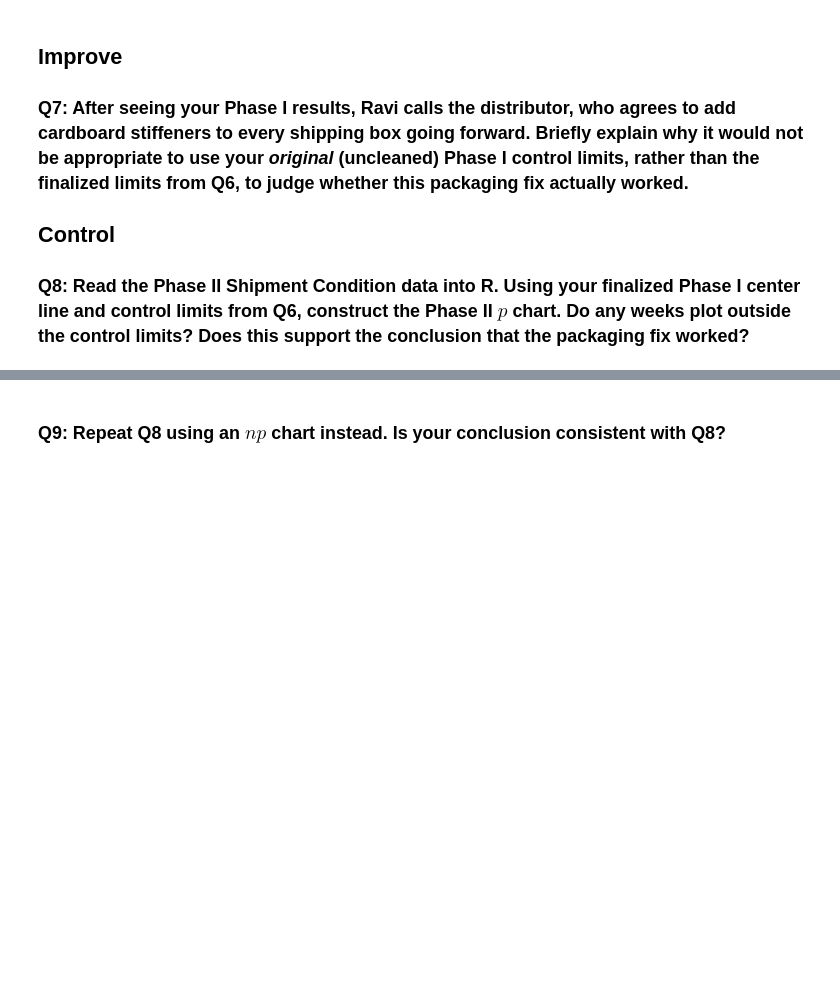
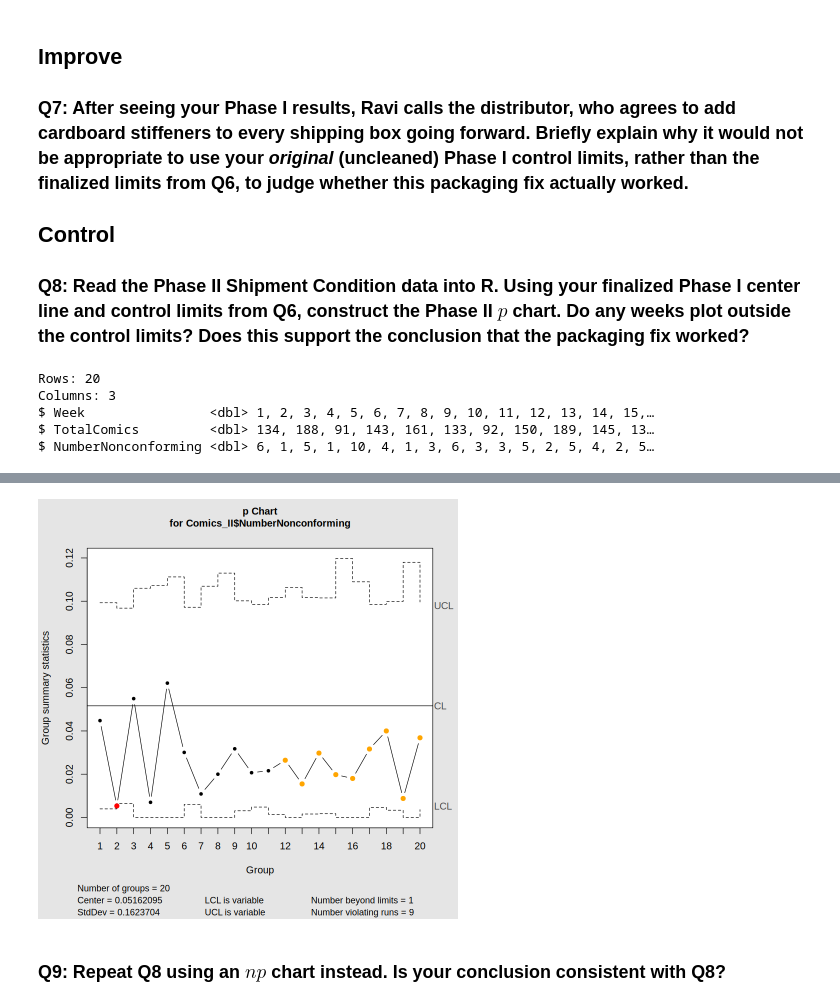
Before and after one commit to DesyneMartinez/STAT-7110-Quality-Control, a Jupyter notebook: Assignments/HW3/STAT-7110-HW3.ipynb, the cells around one changed output, grey strips where cells are left out. Saved outputs shown, nothing was run; the diff lists cells and outputs as text; code cells hidden in the pictures; blank space fills up the shorter version.

```diff
--- a/Assignments/HW3/STAT-7110-HW3.ipynb
+++ b/Assignments/HW3/STAT-7110-HW3.ipynb
@@ -191,3 +175,32 @@ A matrix: 24 × 2 of type dbl
 ### Q8: Read the Phase II Shipment Condition data into R. Using your finalized Phase I center line and control limits from Q6, construct the Phase II $p$ chart. Do any weeks plot outside the control limits? Does this support the conclusion that the packaging fix worked?
 # %%
 ## Q8 Code ##
+library(tidyverse)
+library(readxl)
+library(qcc)
+
+## Read in the Data ##
+
+Comics_II <- read_excel("RavisComics_ShipmentCondition_PhaseII.xlsx")
+
+## Data Integrity Check ##
+
+Comics_II|>
+  glimpse()
+
+
+pbar <- Comic_chart1$center
+limits <- Comic_chart1$limits
+
+comic_p <- qcc(Comics_II$NumberNonconforming,
+                       type="p",
+                       sizes=Comics_II$TotalComics,
+                       center = pbar,
+                       limits = limits,
+                       plot = TRUE)
+# %% [output]
+Rows: 20
+Columns: 3
+$ Week                <dbl> 1, 2, 3, 4, 5, 6, 7, 8, 9, 10, 11, 12, 13, 14, 15,…
+$ TotalComics         <dbl> 134, 188, 91, 143, 161, 133, 92, 150, 189, 145, 13…
+$ NumberNonconforming <dbl> 6, 1, 5, 1, 10, 4, 1, 3, 6, 3, 3, 5, 2, 5, 4, 2, 5…
@@ -194,3 +211,4 @@ A matrix: 24 × 2 of type dbl
+[figure, added]
 # %% [markdown]
 ### Q9: Repeat Q8 using an $np$ chart instead. Is your conclusion consistent with Q8?
 # %%
```
Also changed, not shown: parts of 4 cells of this notebook.
